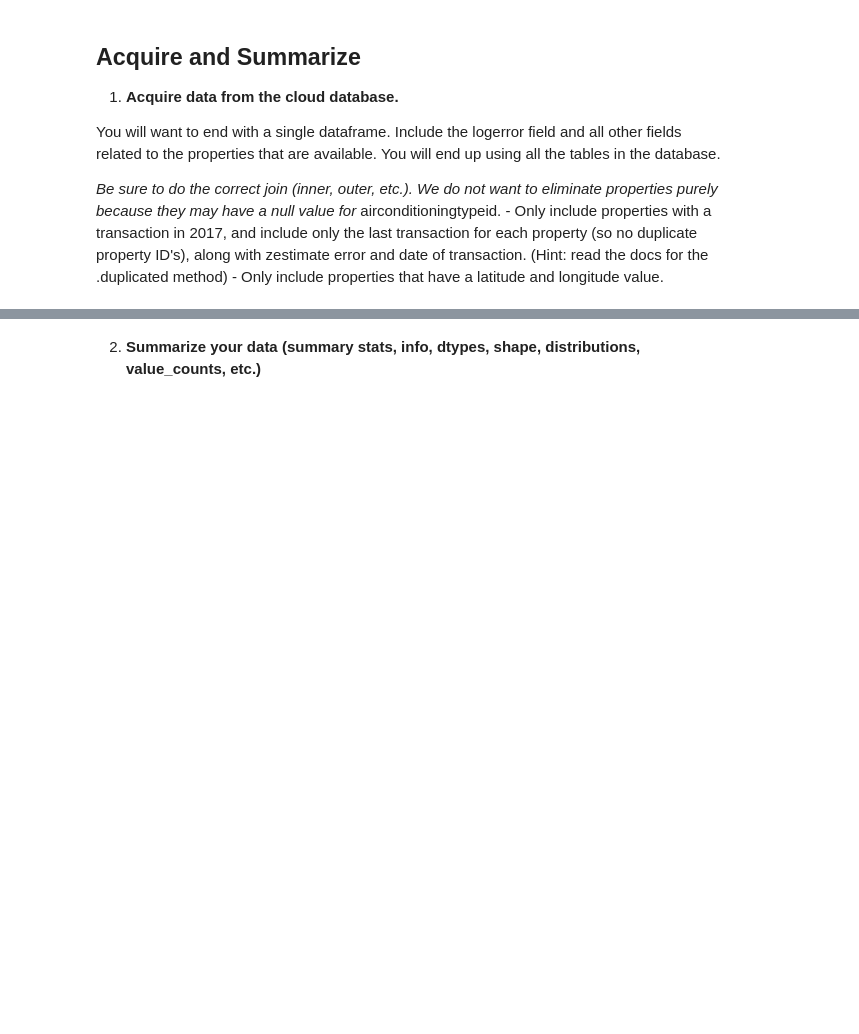
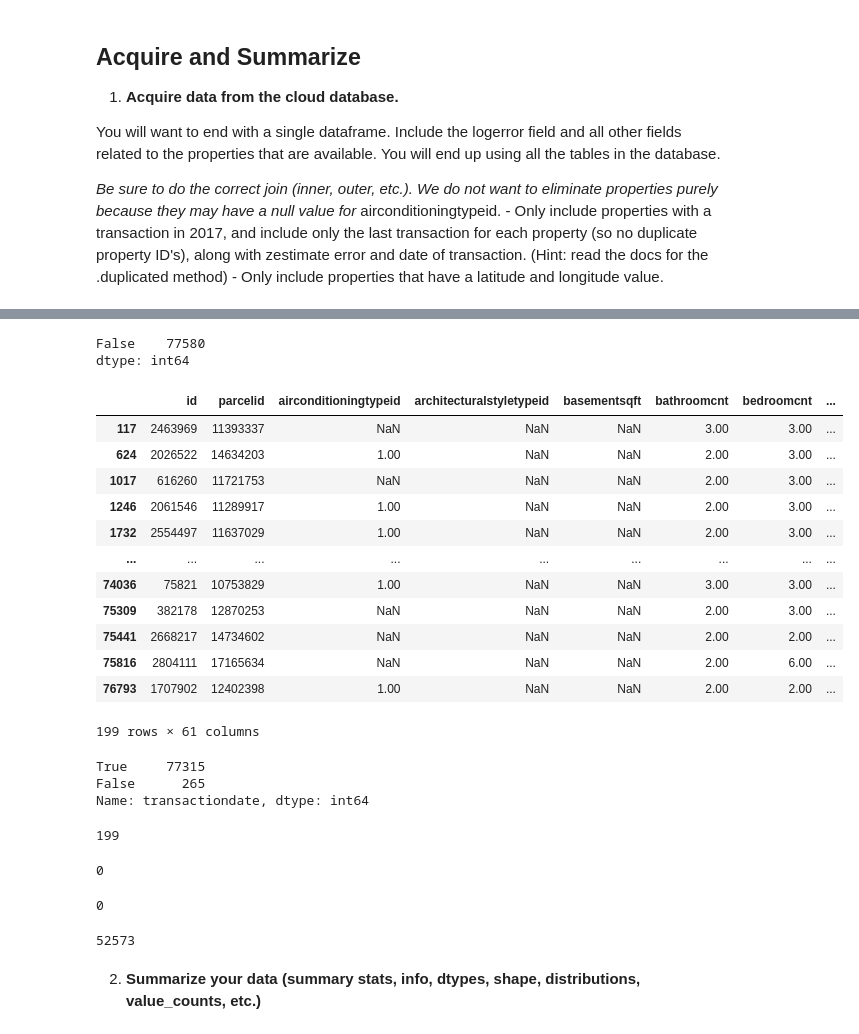
Before and after one commit to Marc-Aradillas/clustering-exercises, a Jupyter notebook: zillow.ipynb, the cells around one changed output, grey strips where cells are left out. Saved outputs shown, nothing was run; the diff lists cells and outputs as text; code cells hidden in the pictures; blank space fills up the shorter version.

```diff
--- a/zillow.ipynb
+++ b/zillow.ipynb
@@ -50,3 +50,7 @@ Remember to run your code often to check for correct output and/or errors.</stro
 You will want to end with a single dataframe. Include the logerror field and all other fields related to the properties that are available. You will end up using all the tables in the database.
 
 *Be sure to do the correct join (inner, outer, etc.). We do not want to eliminate properties purely because they may have a null value for* airconditioningtypeid. - Only include properties with a transaction in 2017, and include only the last transaction for each property (so no duplicate property ID's), along with zestimate error and date of transaction. (Hint: read the docs for the .duplicated method) - Only include properties that have a latitude and longitude value.
+# %%
+# called acquire module to bring in data.
+df = acquire.acquire_zillow()
+df.head()
@@ -53,3 +65,54 @@ You will want to end with a single dataframe. Include the logerror field and all
+# %%
+# checked if query call met requirements above.
+
+# Check for duplicates across all columns
+duplicates_in_df = df.duplicated()
+duplicates_in_df.value_counts()
+# %% [output]
+False    77580
+dtype: int64
+# %%
+duplicate_rows = df[df.duplicated(subset=['parcelid'])]
+duplicate_rows
+# %% [output]
+|  | id | parcelid | airconditioningtypeid | architecturalstyletypeid | basementsqft | bathroomcnt | bedroomcnt | ... |
+| 117 | 2463969 | 11393337 | NaN | NaN | NaN | 3.00 | 3.00 | ... |
+| 624 | 2026522 | 14634203 | 1.00 | NaN | NaN | 2.00 | 3.00 | ... |
+| 1017 | 616260 | 11721753 | NaN | NaN | NaN | 2.00 | 3.00 | ... |
+| 1246 | 2061546 | 11289917 | 1.00 | NaN | NaN | 2.00 | 3.00 | ... |
+| 1732 | 2554497 | 11637029 | 1.00 | NaN | NaN | 2.00 | 3.00 | ... |
+| ... | ... | ... | ... | ... | ... | ... | ... | ... |
+| 74036 | 75821 | 10753829 | 1.00 | NaN | NaN | 3.00 | 3.00 | ... |
+| 75309 | 382178 | 12870253 | NaN | NaN | NaN | 2.00 | 3.00 | ... |
+| 75441 | 2668217 | 14734602 | NaN | NaN | NaN | 2.00 | 2.00 | ... |
+| 75816 | 2804111 | 17165634 | NaN | NaN | NaN | 2.00 | 6.00 | ... |
+| 76793 | 1707902 | 12402398 | 1.00 | NaN | NaN | 2.00 | 2.00 | ... |
+199 rows × 61 columns
+# %%
+df.transactiondate.duplicated().value_counts()
+# %% [output]
+True     77315
+False      265
+Name: transactiondate, dtype: int64
+# %%
+df.parcelid.duplicated().sum()
+# %% [output]
+199
+# %%
+# no nulls in latitude
+df.latitude.isna().sum()
+# %% [output]
+0
+# %%
+# no nulls in longitude
+df.longitude.isna().sum()
+# %% [output]
+0
+# %%
+# checked to see if nulls are still in column as described
+df.airconditioningtypeid.isna().sum()
+# %% [output]
+52573
 # %% [markdown]
 2. **Summarize your data (summary stats, info, dtypes, shape, distributions, value_counts, etc.)**
 # %% [markdown]
```
Also changed, not shown: parts of 1 cell of this notebook, 1 other file.
